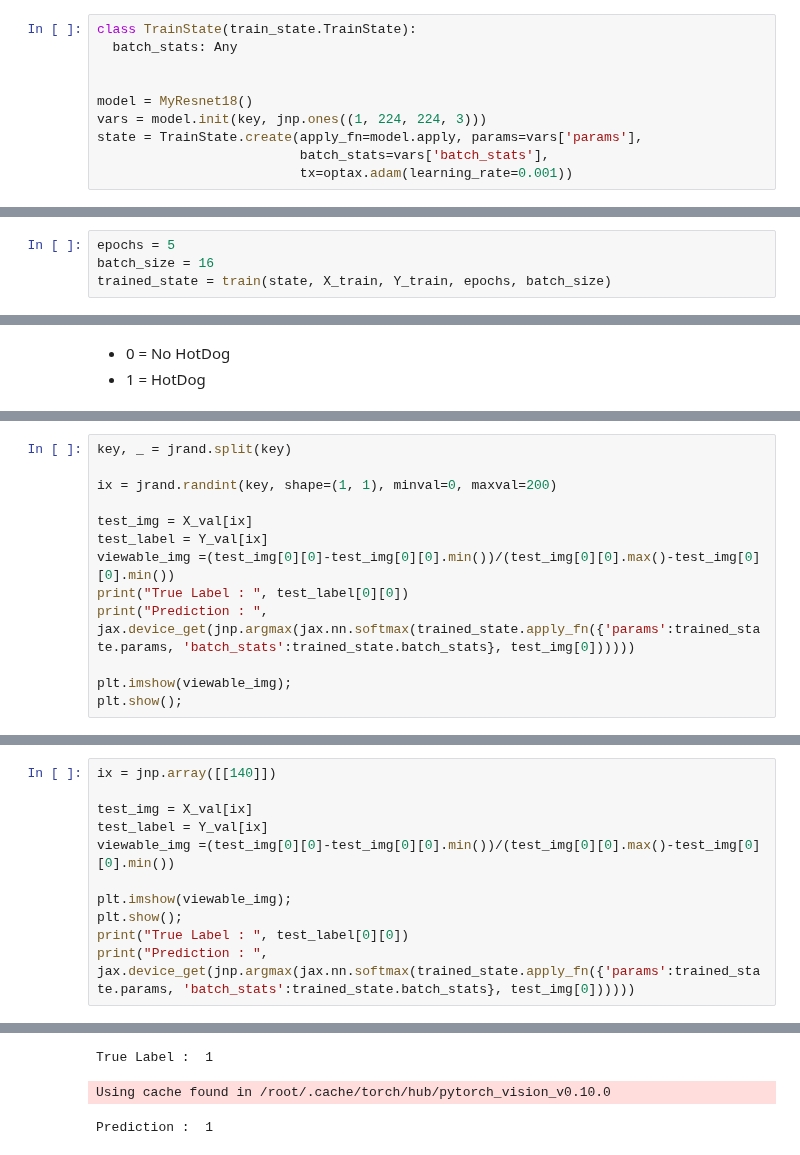
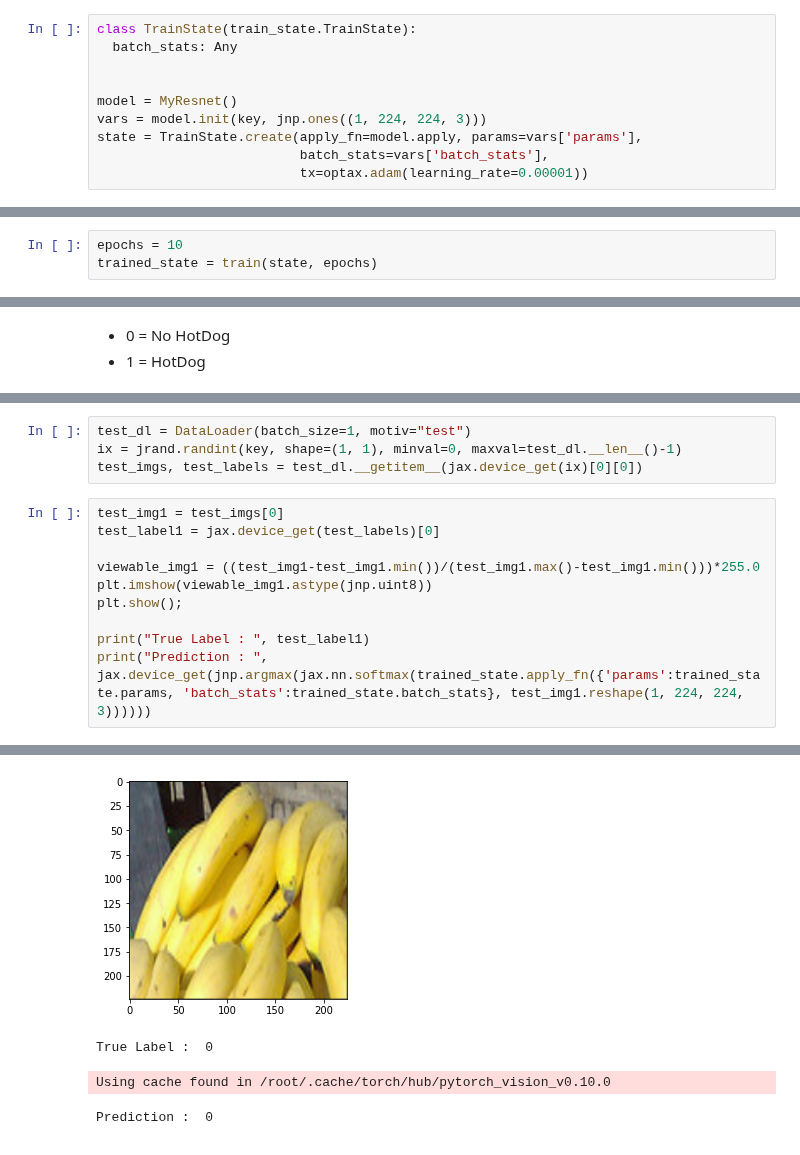
Before and after one commit to probml/probml-notebooks, a Jupyter notebook: notebooks-d2l/finetune_cnn_jax.ipynb, the cells around one changed output, grey strips where cells are left out. Cells and saved outputs as stored; diff of their text form.

```diff
--- a/notebooks-d2l/finetune_cnn_jax.ipynb
+++ b/notebooks-d2l/finetune_cnn_jax.ipynb
@@ -167,10 +154,10 @@ class TrainState(train_state.TrainState):
   batch_stats: Any
 
 
-model = MyResnet18()
+model = MyResnet()
 vars = model.init(key, jnp.ones((1, 224, 224, 3)))
 state = TrainState.create(apply_fn=model.apply, params=vars['params'],
                           batch_stats=vars['batch_stats'],
-                          tx=optax.adam(learning_rate=0.001))
+                          tx=optax.adam(learning_rate=0.00001))
 # %% [output]
 Using cache found in /root/.cache/torch/hub/pytorch_vision_v0.10.0
@@ -300,7 +215,6 @@ def train(state, X, Y, epochs, batch_size):
 # %% [markdown]
 **Training**
 # %%
-epochs = 5
-batch_size = 16
-trained_state = train(state, X_train, Y_train, epochs, batch_size)
+epochs = 10
+trained_state = train(state, epochs)
 # %% [output]
@@ -331,13 +245,0 @@ Prediction :  0
-# %%
-key, _ = jrand.split(key)
-
-ix = jrand.randint(key, shape=(1, 1), minval=0, maxval=200)
-
-test_img = X_val[ix]
-test_label = Y_val[ix]
-viewable_img =(test_img[0][0]-test_img[0][0].min())/(test_img[0][0].max()-test_img[0][0].min())
-print("True Label : ", test_label[0][0])
-print("Prediction : ", jax.device_get(jnp.argmax(jax.nn.softmax(trained_state.apply_fn({'params':trained_state.params, 'batch_stats':trained_state.batch_stats}, test_img[0])))))
-
-plt.imshow(viewable_img);
-plt.show();
@@ -349,12 +246,15 @@ Prediction :  0
+# %%
+test_dl = DataLoader(batch_size=1, motiv="test")
+ix = jrand.randint(key, shape=(1, 1), minval=0, maxval=test_dl.__len__()-1)
+test_imgs, test_labels = test_dl.__getitem__(jax.device_get(ix)[0][0])
 # %%
-ix = jnp.array([[140]])
+test_img1 = test_imgs[0]
+test_label1 = jax.device_get(test_labels)[0]
 
-test_img = X_val[ix]
-test_label = Y_val[ix]
-viewable_img =(test_img[0][0]-test_img[0][0].min())/(test_img[0][0].max()-test_img[0][0].min())
+viewable_img1 = ((test_img1-test_img1.min())/(test_img1.max()-test_img1.min()))*255.0
+plt.imshow(viewable_img1.astype(jnp.uint8))
+plt.show();
 
-plt.imshow(viewable_img);
-plt.show();
-print("True Label : ", test_label[0][0])
-print("Prediction : ", jax.device_get(jnp.argmax(jax.nn.softmax(trained_state.apply_fn({'params':trained_state.params, 'batch_stats':trained_state.batch_stats}, test_img[0])))))
+print("True Label : ", test_label1)
+print("Prediction : ", jax.device_get(jnp.argmax(jax.nn.softmax(trained_state.apply_fn({'params':trained_state.params, 'batch_stats':trained_state.batch_stats}, test_img1.reshape(1, 224, 224, 3))))))
 # %% [output]
@@ -362,3 +261,4 @@ print("Prediction : ", jax.device_get(jnp.argmax(jax.nn.softmax(trained_state.ap
+[figure, added]
-True Label :  1
+True Label :  0
 Using cache found in /root/.cache/torch/hub/pytorch_vision_v0.10.0
-Prediction :  1
+Prediction :  0
```
Also changed, not shown: parts of 17 cells of this notebook.
